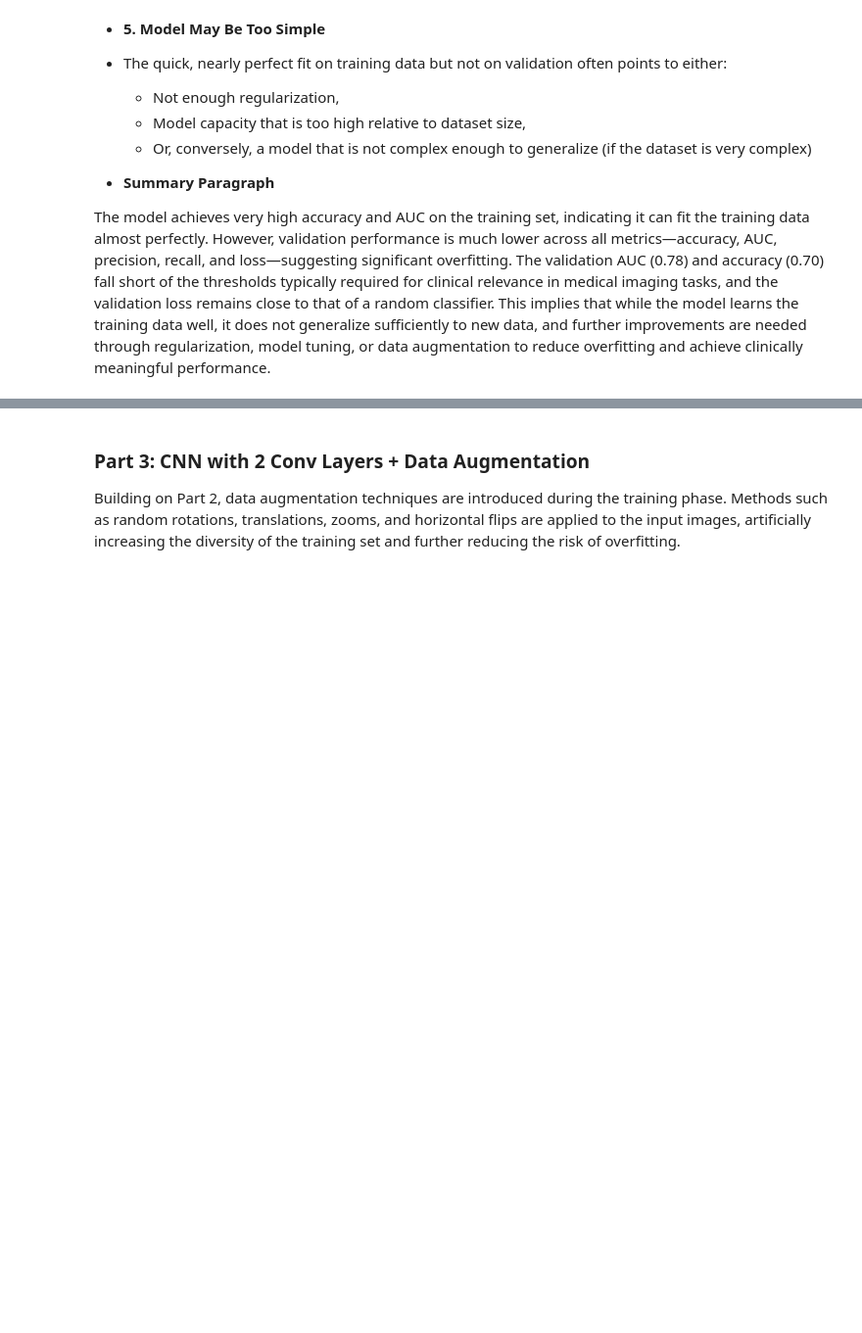
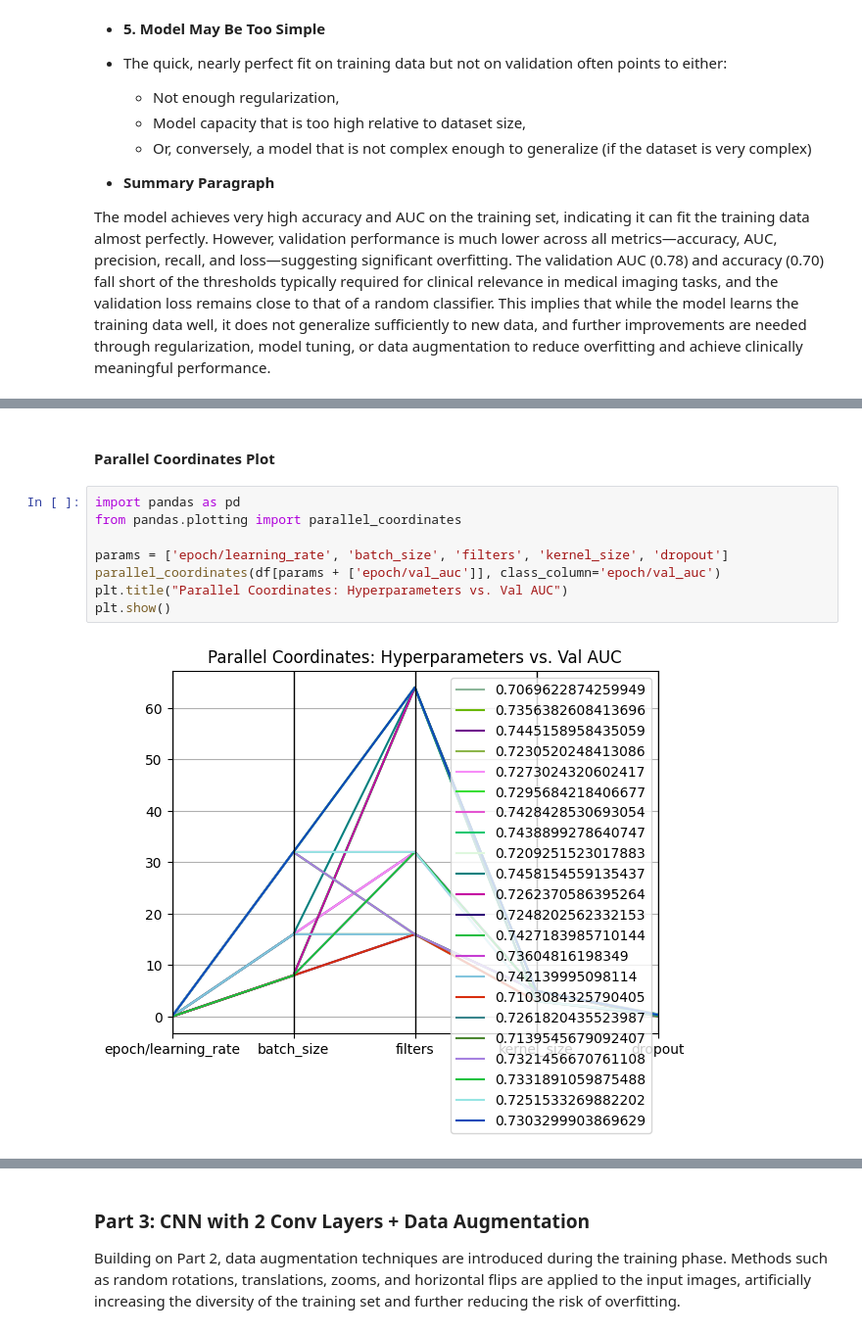
Before and after one commit to tkshfj/MMG, a Jupyter notebook: notebooks/baseline.ipynb, the cells around one changed output, grey strips where cells are left out. Shown at 98% size. Saved outputs shown, nothing was run; the diff lists cells and outputs as text; blank space fills up the shorter version.

```diff
--- a/notebooks/baseline.ipynb
+++ b/notebooks/baseline.ipynb
@@ -716,0 +750,12 @@ Epoch 9/20
+# %% [markdown]
+#### Parallel Coordinates Plot
+# %%
+import pandas as pd
+from pandas.plotting import parallel_coordinates
+
+params = ['epoch/learning_rate', 'batch_size', 'filters', 'kernel_size', 'dropout']
+parallel_coordinates(df[params + ['epoch/val_auc']], class_column='epoch/val_auc')
+plt.title("Parallel Coordinates: Hyperparameters vs. Val AUC")
+plt.show()
+# %% [output]
+[figure, added]
```
Also changed, not shown: parts of 17 cells of this notebook.
